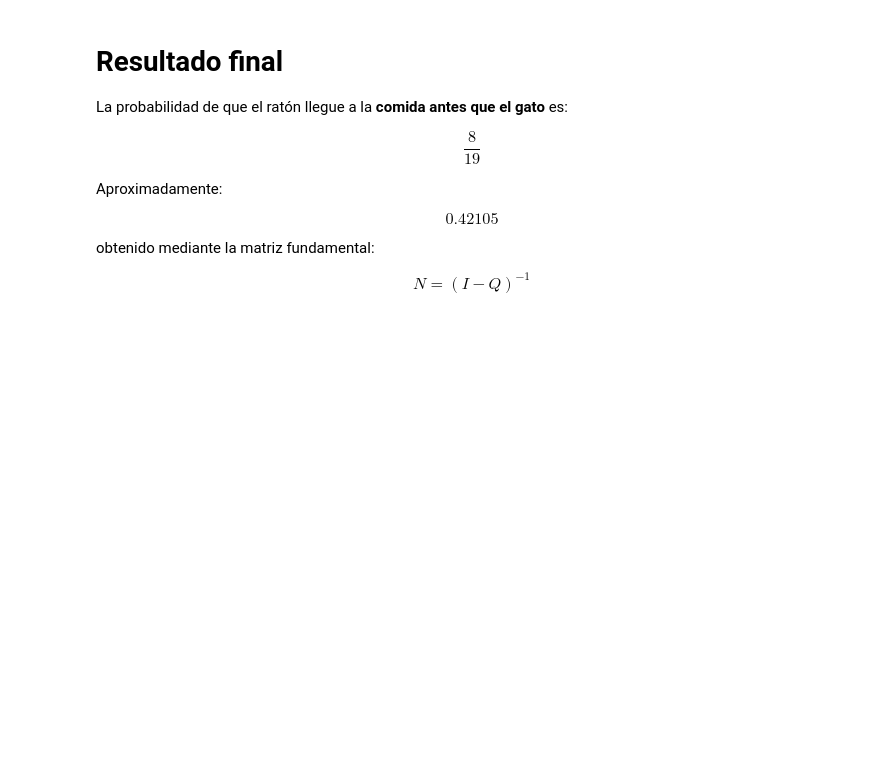
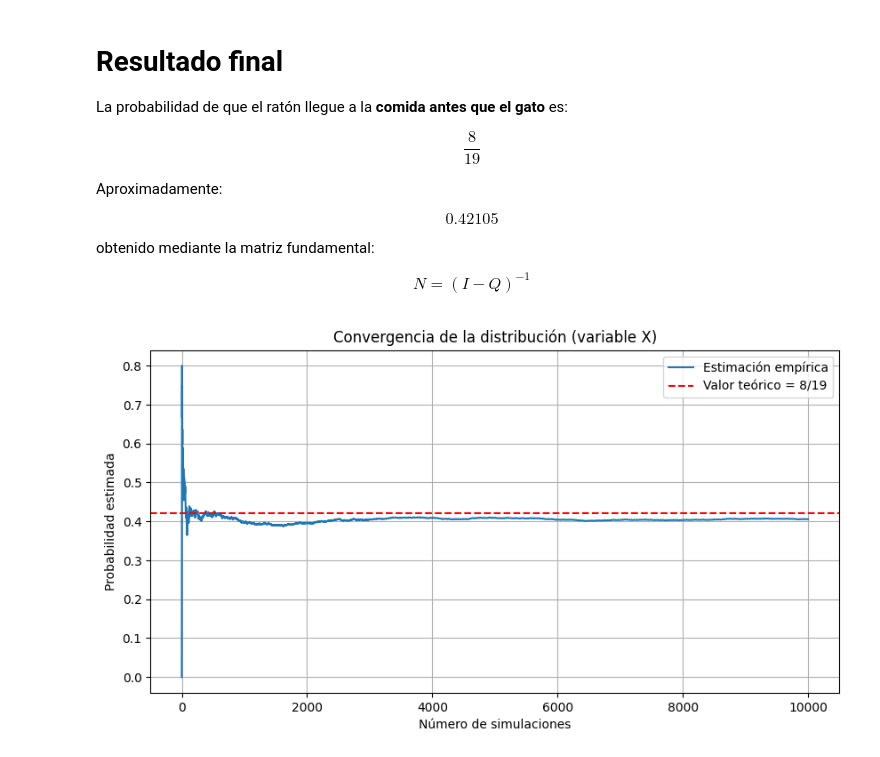
Before and after one commit to diegopadilla-esfm/MetodosNumericos, a Jupyter notebook: MatrizFundamental.ipynb, the cells around one changed output. Drawn from its saved outputs; the diff is of its cells as text; code cells hidden in the pictures; blank space fills up the shorter version.

```diff
--- a/MatrizFundamental.ipynb
+++ b/MatrizFundamental.ipynb
@@ -886,0 +918,40 @@ $$
+# %%
+N = 10000
+
+samples = []
+mean_estimates = []
+
+success = 0
+
+for i in range(N):
+
+    x = run_mouse()
+
+    samples.append(x)
+
+    success += x
+
+    mean_estimates.append(success / (i+1))
+# %%
+plt.figure(figsize=(10,5))
+
+plt.plot(mean_estimates, label="Estimación empírica")
+
+plt.axhline(
+    y=8/19,
+    color="red",
+    linestyle="--",
+    label="Valor teórico = 8/19"
+)
+
+plt.xlabel("Número de simulaciones")
+plt.ylabel("Probabilidad estimada")
+
+plt.title("Convergencia de la distribución (variable X)")
+
+plt.legend()
+plt.grid(True)
+
+plt.show()
+# %% [output]
+[figure, added]
```
Also changed, not shown: parts of 1 cell of this notebook.
